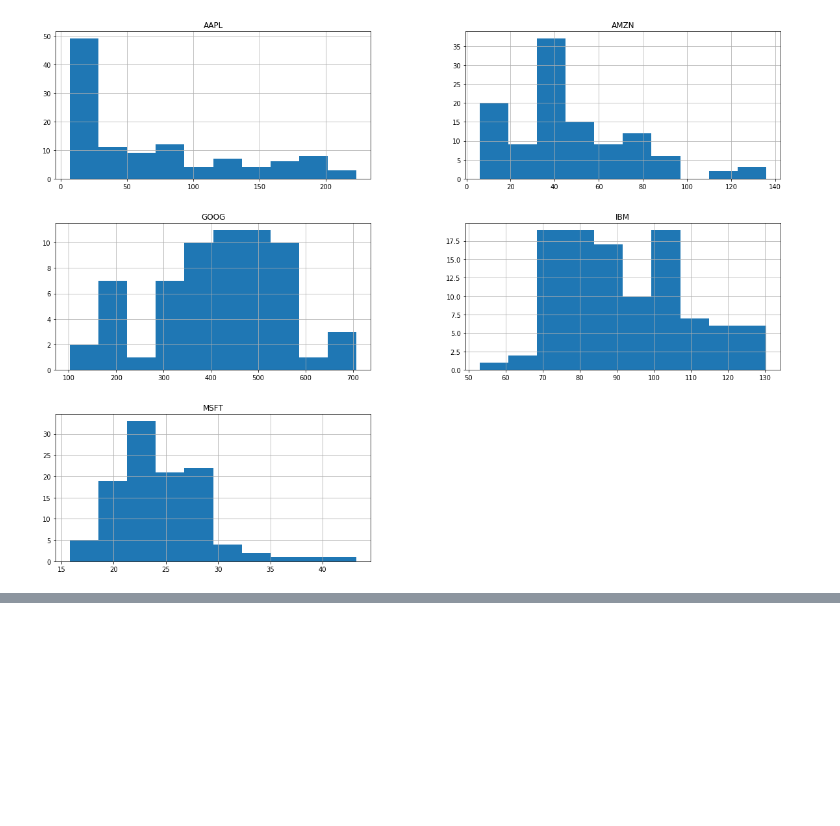
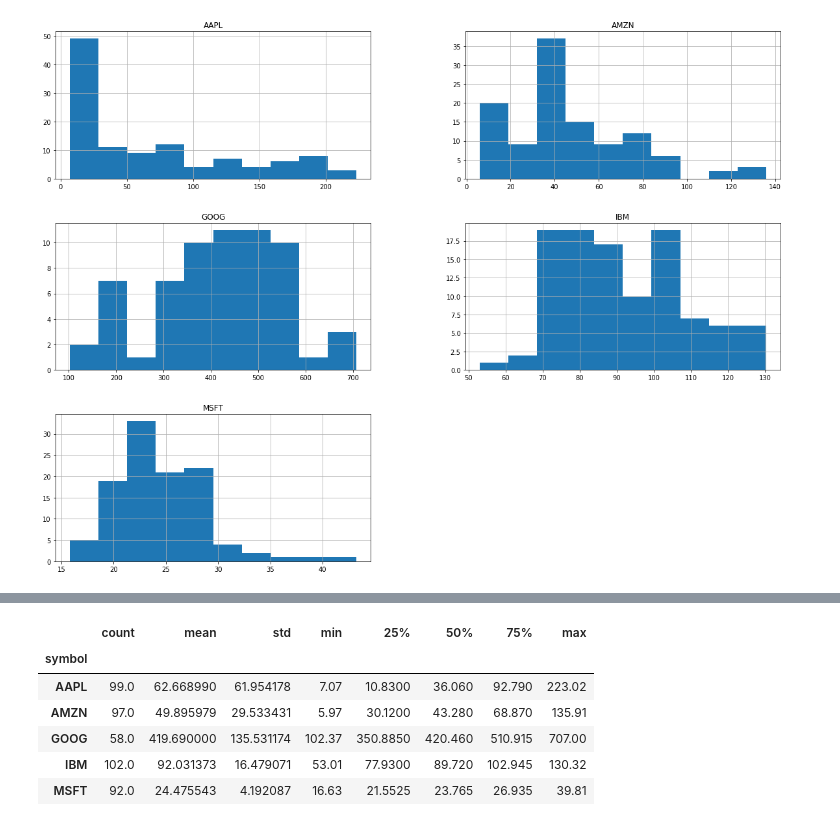
Before and after one commit to tifabi/100DaysOfMLCode, a Jupyter notebook: Splitting Data/Splitting_Data.ipynb, the cells around one changed output, grey strips where cells are left out. Saved outputs shown, nothing was run; the diff lists cells and outputs as text; code cells hidden in the pictures; blank space fills up the shorter version.

```diff
--- a/Splitting Data/Splitting_Data.ipynb
+++ b/Splitting Data/Splitting_Data.ipynb
@@ -157,0 +184,10 @@ The train set is looking pretty good from here.
+# %%
+sk_trainPiv.describe().transpose()
+# %% [output]
+|  | count | mean | std | min | 25% | 50% | 75% | max |
+| symbol |  |  |  |  |  |  |  |  |
+| AAPL | 99.0 | 62.668990 | 61.954178 | 7.07 | 10.8300 | 36.060 | 92.790 | 223.02 |
+| AMZN | 97.0 | 49.895979 | 29.533431 | 5.97 | 30.1200 | 43.280 | 68.870 | 135.91 |
+| GOOG | 58.0 | 419.690000 | 135.531174 | 102.37 | 350.8850 | 420.460 | 510.915 | 707.00 |
+| IBM | 102.0 | 92.031373 | 16.479071 | 53.01 | 77.9300 | 89.720 | 102.945 | 130.32 |
+| MSFT | 92.0 | 24.475543 | 4.192087 | 16.63 | 21.5525 | 23.765 | 26.935 | 39.81 |
```
Also changed, not shown: parts of 9 cells of this notebook.
